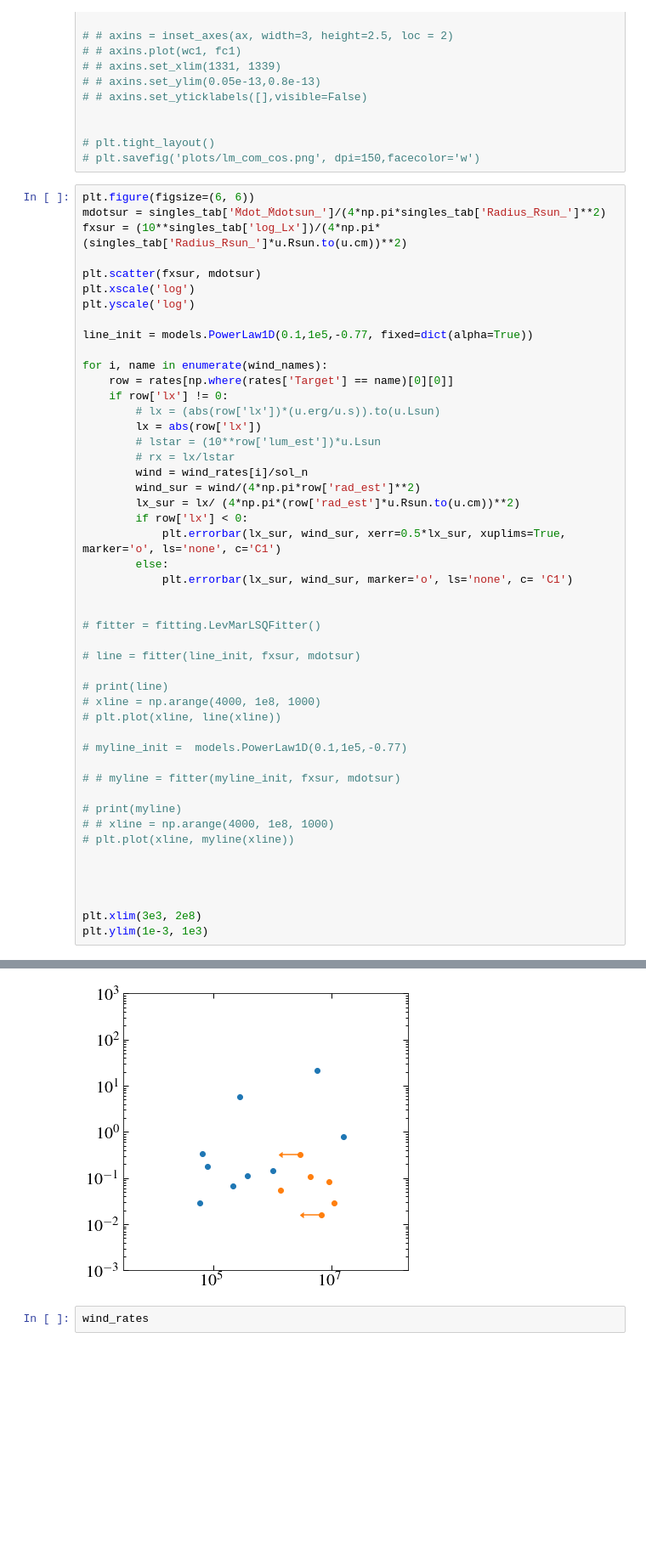
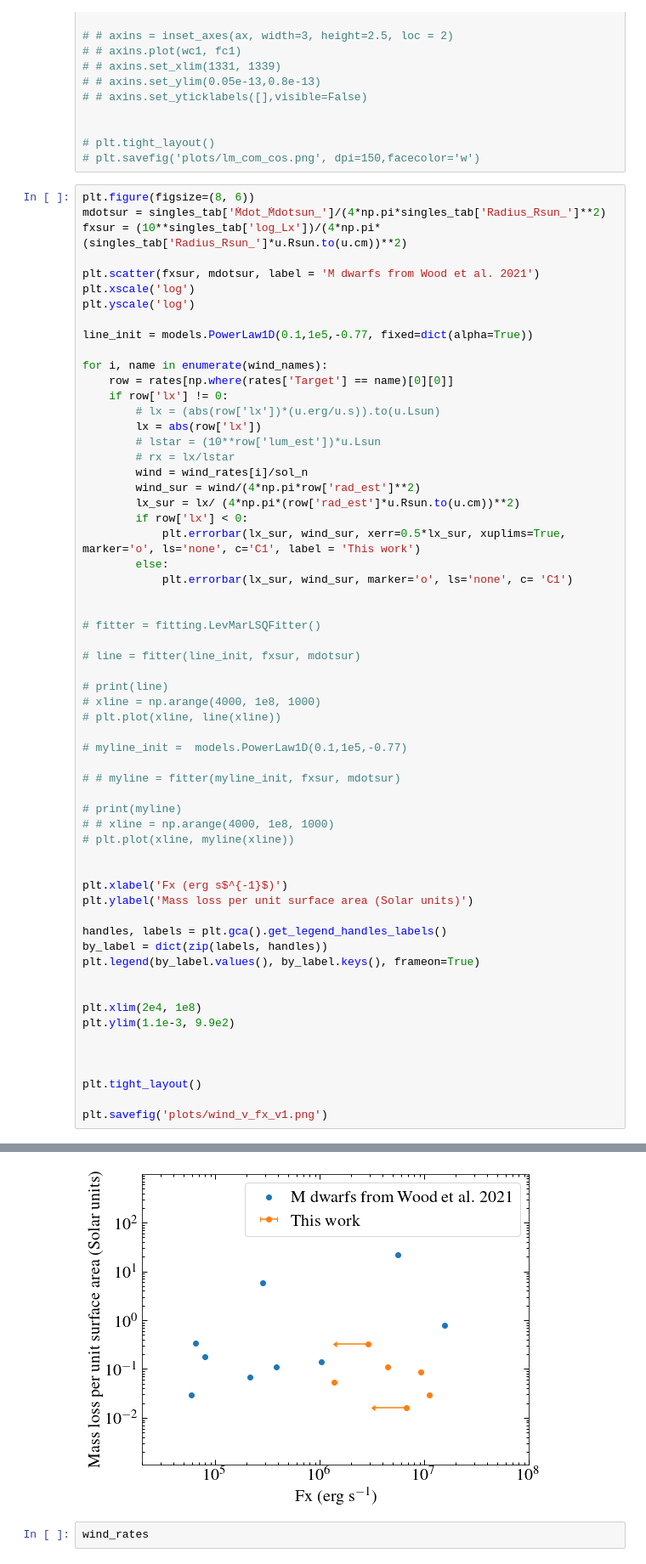
Before and after one commit to davidjwilson/pceb, a Jupyter notebook: windv1.ipynb, the cells around one changed output, grey strips where cells are left out. Shown: that part at 85% size. Saved outputs shown, nothing was run; the diff lists cells and outputs as text; blank space fills up the shorter version.

```diff
--- a/windv1.ipynb
+++ b/windv1.ipynb
@@ -331,11 +331,11 @@ wd0137 plot for talk
 # plt.tight_layout()
 # plt.savefig('plots/lm_com_cos.png', dpi=150,facecolor='w')
 # %%
-plt.figure(figsize=(6, 6))
+plt.figure(figsize=(8, 6))
 mdotsur = singles_tab['Ṁdot_Ṁdotsun_']/(4*np.pi*singles_tab['Radius_Rsun_']**2)
 fxsur = (10**singles_tab['log_Lx'])/(4*np.pi*(singles_tab['Radius_Rsun_']*u.Rsun.to(u.cm))**2)
 
-plt.scatter(fxsur, mdotsur)
+plt.scatter(fxsur, mdotsur, label = 'M dwarfs from Wood et al. 2021')
 plt.xscale('log')
 plt.yscale('log')
 
@@ -352,7 +352,7 @@ for i, name in enumerate(wind_names):
         wind_sur = wind/(4*np.pi*row['rad_est']**2)
         lx_sur = lx/ (4*np.pi*(row['rad_est']*u.Rsun.to(u.cm))**2)
         if row['lx'] < 0:
-            plt.errorbar(lx_sur, wind_sur, xerr=0.5*lx_sur, xuplims=True, marker='o', ls='none', c='C1')
+            plt.errorbar(lx_sur, wind_sur, xerr=0.5*lx_sur, xuplims=True, marker='o', ls='none', c='C1', label = 'This work')
         else:
             plt.errorbar(lx_sur, wind_sur, marker='o', ls='none', c= 'C1')
 
@@ -374,8 +374,20 @@ for i, name in enumerate(wind_names):
 # plt.plot(xline, myline(xline))
 
 
+plt.xlabel('Fx (erg s$^{-1}$)')
+plt.ylabel('Mass loss per unit surface area (Solar units)')
+
+handles, labels = plt.gca().get_legend_handles_labels()
+by_label = dict(zip(labels, handles))
+plt.legend(by_label.values(), by_label.keys(), frameon=True)
 
 
-plt.xlim(3e3, 2e8)
-plt.ylim(1e-3, 1e3)
+plt.xlim(2e4, 1e8)
+plt.ylim(1.1e-3, 9.9e2)
+
+
+
+plt.tight_layout()
+
+plt.savefig('plots/wind_v_fx_v1.png')
 # %% [output]
@@ -383,4 +394,4 @@ plt.ylim(1e-3, 1e3)
-[figure, old version]
+[figure, new version]
 # %%
 wind_rates
 # %% [output]
```
Also changed, not shown: parts of 3 cells of this notebook, 22 other files.
